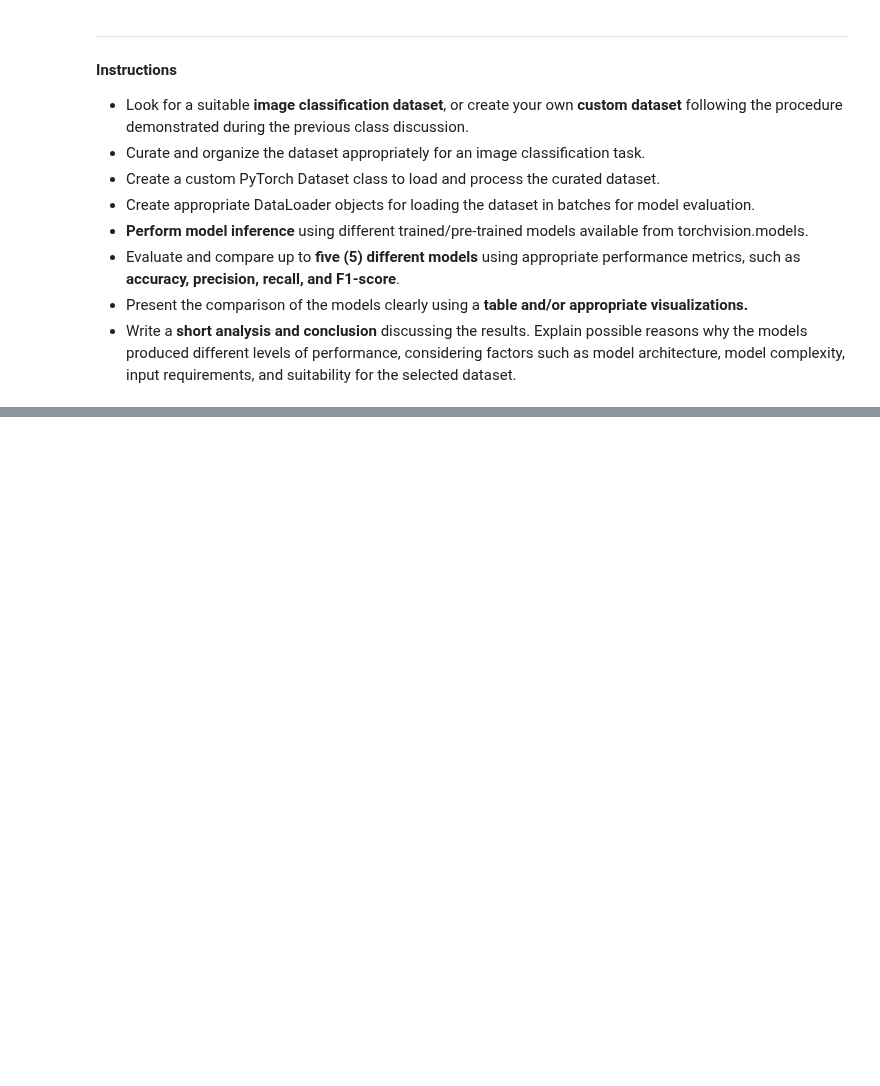
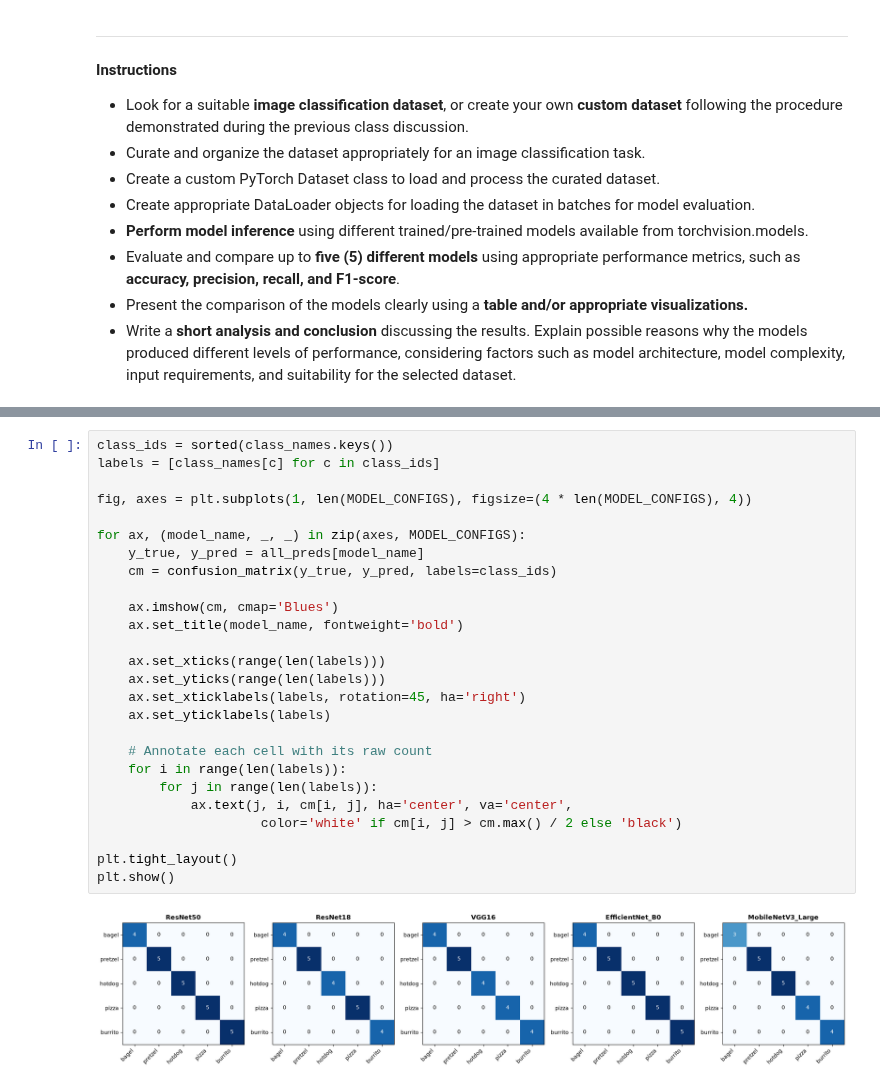
Before and after one commit to keavy707/ds-portfolio, a Jupyter notebook: activities/lab-activity-07.ipynb, the cells around one changed output, grey strips where cells are left out. Drawn from its saved outputs; the diff is of its cells as text; blank space fills up the shorter version.

```diff
--- a/activities/lab-activity-07.ipynb
+++ b/activities/lab-activity-07.ipynb
@@ -28,0 +330,28 @@ import matplotlib.pyplot as plt
+# %%
+class_ids = sorted(class_names.keys())
+labels = [class_names[c] for c in class_ids]
+
+fig, axes = plt.subplots(1, len(MODEL_CONFIGS), figsize=(4 * len(MODEL_CONFIGS), 4))
+
+for ax, (model_name, _, _) in zip(axes, MODEL_CONFIGS):
+    y_true, y_pred = all_preds[model_name]
+    cm = confusion_matrix(y_true, y_pred, labels=class_ids)
+
+    ax.imshow(cm, cmap='Blues')
+    ax.set_title(model_name, fontweight='bold')
+
+    ax.set_xticks(range(len(labels)))
+    ax.set_yticks(range(len(labels)))
+    ax.set_xticklabels(labels, rotation=45, ha='right')
+    ax.set_yticklabels(labels)
+
+    # Annotate each cell with its raw count
+    for i in range(len(labels)):
+        for j in range(len(labels)):
+            ax.text(j, i, cm[i, j], ha='center', va='center',
+                     color='white' if cm[i, j] > cm.max() / 2 else 'black')
+
+plt.tight_layout()
+plt.show()
+# %% [output]
+[figure, added]
```
Also changed, not shown: parts of 16 cells of this notebook, 25 other files.
